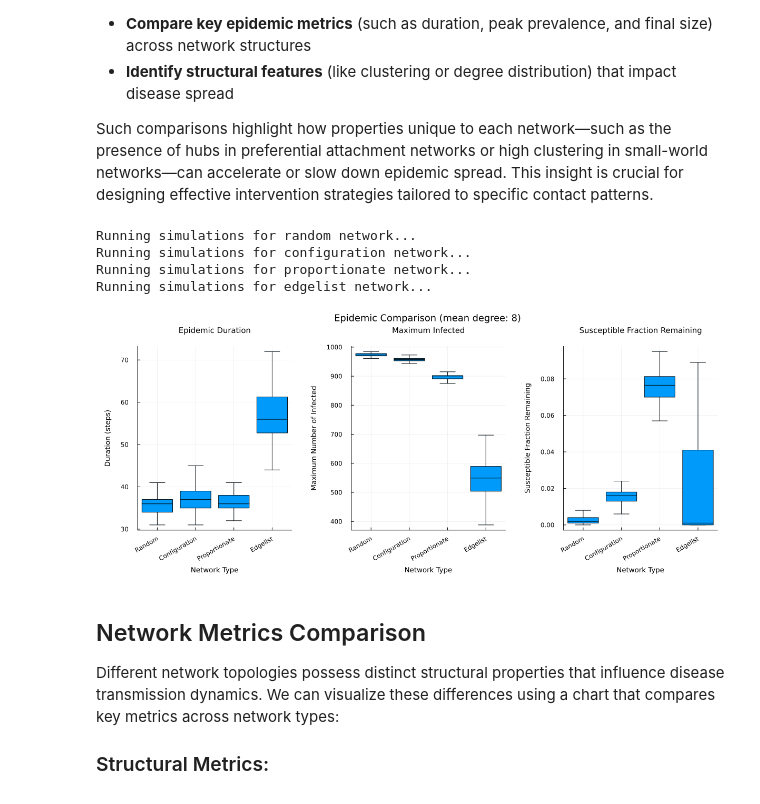
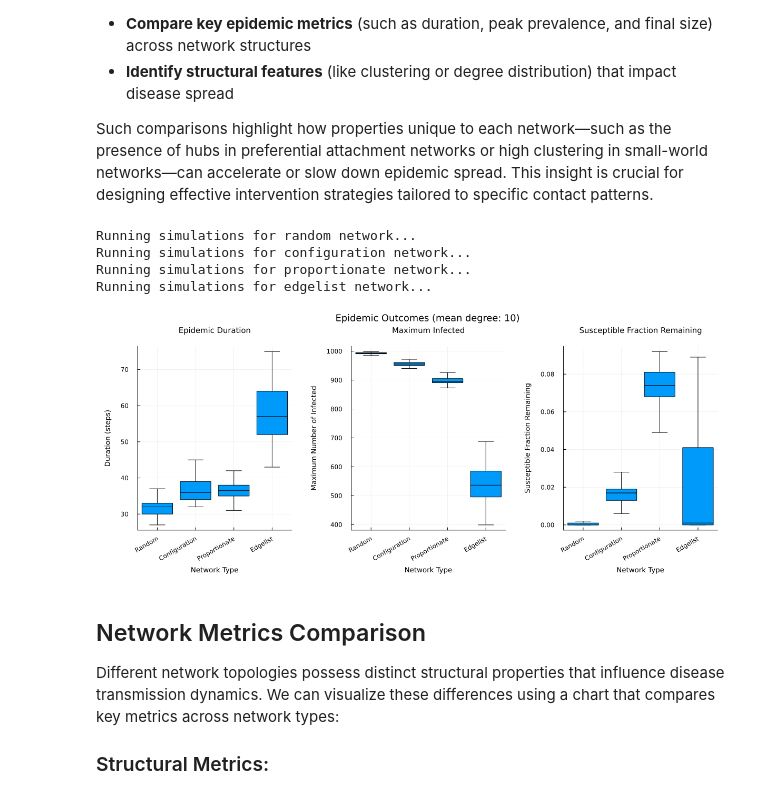
Before and after one commit to lstell21/espidam-tutorial-2026, a Jupyter notebook: Part2.ipynb, the cells around one changed output. Saved outputs shown, nothing was run; the diff lists cells and outputs as text; code cells hidden in the pictures.

```diff
--- a/Part2.ipynb
+++ b/Part2.ipynb
@@ -549,23 +549,23 @@ Such comparisons highlight how properties unique to each network—such as the p
 # %%
 include("src/run_simulations.jl")
 include("src/plotting.jl")
 
 combined_comparison = run_and_plot_comparison(
     network_types=[:random, :configuration, :proportionate, :edgelist],
-    mean_degree=8,
+    mean_degree=10,
     patient_zero=:maxdegree,
     degrees=degrees[!, 1], r̂=r̂, p̂=p̂,
     use_hospitalization=false,
     figures_dir=FIGURES_DIR,
 );
 
 display(combined_comparison)
 # %% [output]
 Running simulations for random network...
 Running simulations for configuration network...
 Running simulations for proportionate network...
 Running simulations for edgelist network...
-[figure, old version]
+[figure, new version]
 # %% [markdown]
 ## Network Metrics Comparison
 
```
Also changed, not shown: parts of 4 cells of this notebook, 4 other files.
